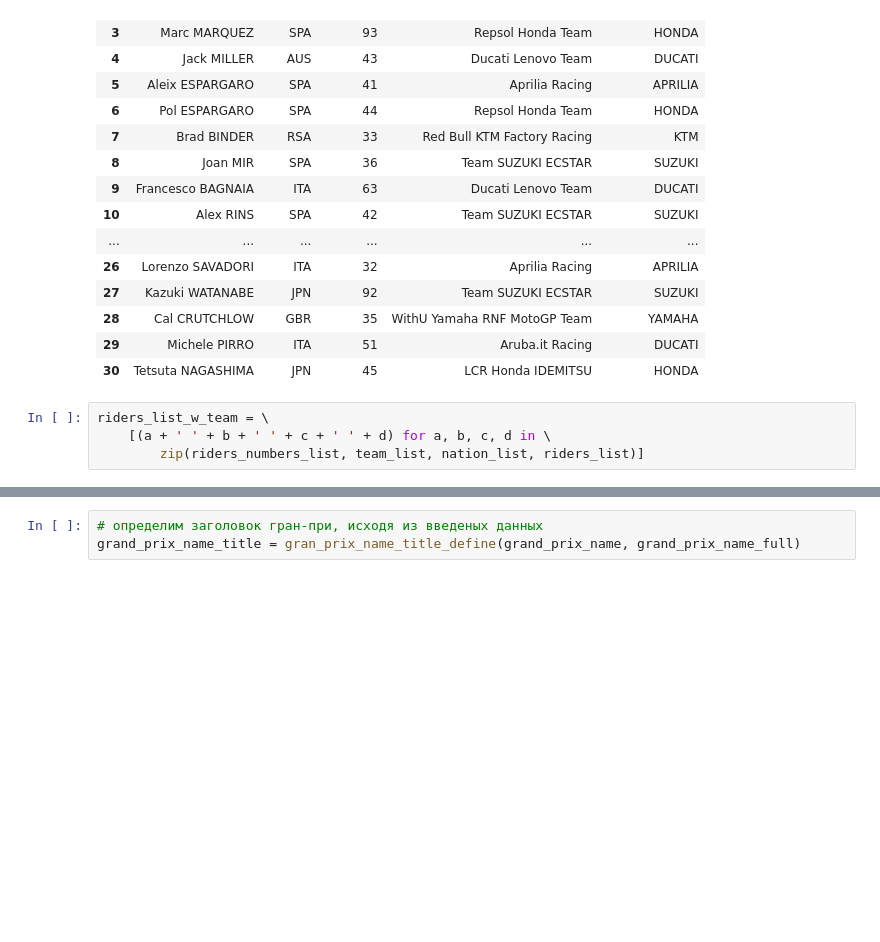
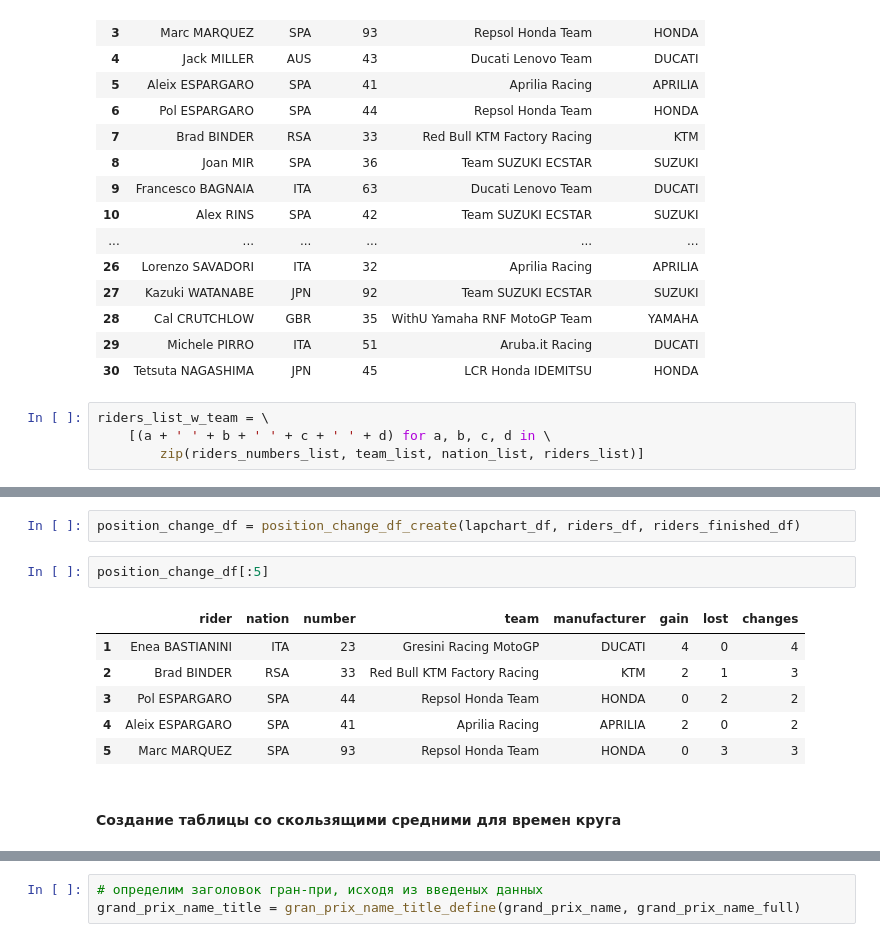
Before and after one commit to a-chasovsky/pers_motogp_analytics, a Jupyter notebook: motogp_riders_rating.ipynb, the cells around one changed output, grey strips where cells are left out. Drawn from its saved outputs; the diff is of its cells as text; blank space fills up the shorter version.

```diff
--- a/motogp_riders_rating.ipynb
+++ b/motogp_riders_rating.ipynb
@@ -1825,0 +1494,13 @@ def plot_summary_create(
+# %%
+position_change_df = position_change_df_create(lapchart_df, riders_df, riders_finished_df)
+# %%
+position_change_df[:5]
+# %% [output]
+|  | rider | nation | number | team | manufacturer | gain | lost | changes |
+| 1 | Enea BASTIANINI | ITA | 23 | Gresini Racing MotoGP | DUCATI | 4 | 0 | 4 |
+| 2 | Brad BINDER | RSA | 33 | Red Bull KTM Factory Racing | KTM | 2 | 1 | 3 |
+| 3 | Pol ESPARGARO | SPA | 44 | Repsol Honda Team | HONDA | 0 | 2 | 2 |
+| 4 | Aleix ESPARGARO | SPA | 41 | Aprilia Racing | APRILIA | 2 | 0 | 2 |
+| 5 | Marc MARQUEZ | SPA | 93 | Repsol Honda Team | HONDA | 0 | 3 | 3 |
+# %% [markdown]
+#### Создание таблицы со скользящими средними для времен круга
```
Also changed, not shown: parts of 124 cells of this notebook, 2 other files.
